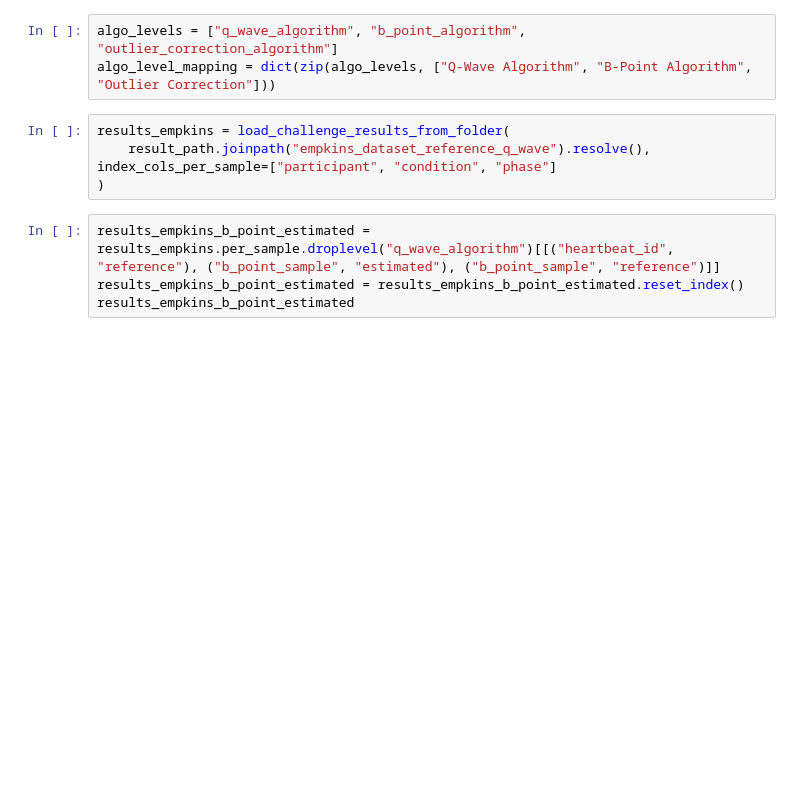
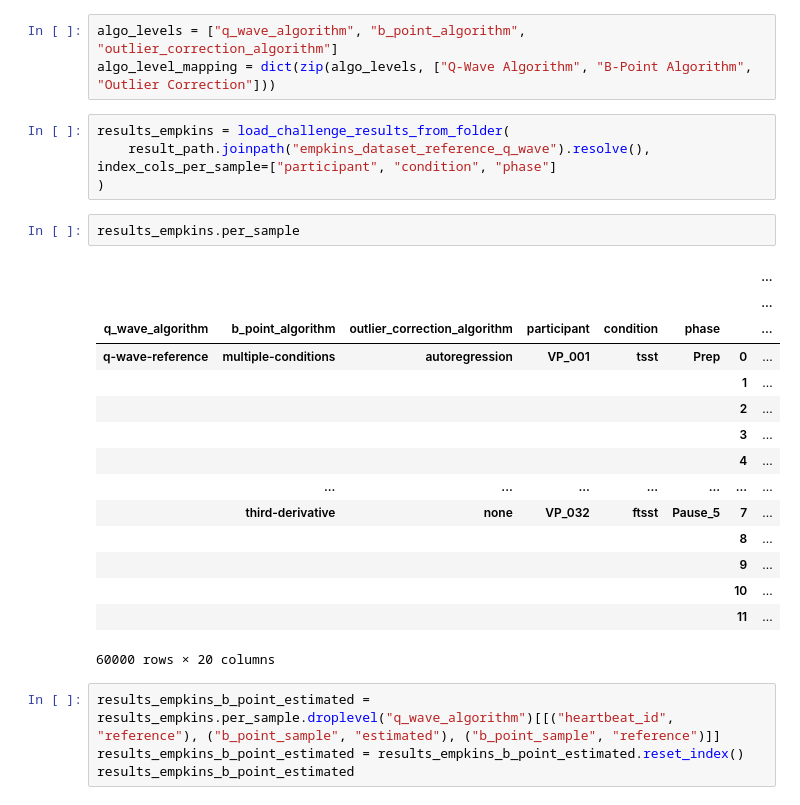
Before and after one commit to empkins/pepbench, a Jupyter notebook: experiments/pep_algorithm_benchmarking/notebooks/ML_analysis/PivotiseEmpkinsDataset.ipynb, the cells around one changed output. Drawn from its saved outputs; the diff is of its cells as text; blank space fills up the shorter version.

```diff
--- a/experiments/pep_algorithm_benchmarking/notebooks/ML_analysis/PivotiseEmpkinsDataset.ipynb
+++ b/experiments/pep_algorithm_benchmarking/notebooks/ML_analysis/PivotiseEmpkinsDataset.ipynb
@@ -70,6 +70,24 @@ algo_level_mapping = dict(zip(algo_levels, ["Q-Wave Algorithm", "B-Point Algorit
 results_empkins = load_challenge_results_from_folder(
     result_path.joinpath("empkins_dataset_reference_q_wave").resolve(), index_cols_per_sample=["participant", "condition", "phase"]
 )
+# %%
+results_empkins.per_sample
+# %% [output]
+|  |  |  |  |  |  |  | ... |
+|  |  |  |  |  |  |  | ... |
+| q_wave_algorithm | b_point_algorithm | outlier_correction_algorithm | participant | condition | phase |  | ... |
+| q-wave-reference | multiple-conditions | autoregression | VP_001 | tsst | Prep | 0 | ... |
+|  |  |  |  |  |  | 1 | ... |
+|  |  |  |  |  |  | 2 | ... |
+|  |  |  |  |  |  | 3 | ... |
+|  |  |  |  |  |  | 4 | ... |
+|  | ... | ... | ... | ... | ... | ... | ... |
+|  | third-derivative | none | VP_032 | ftsst | Pause_5 | 7 | ... |
+|  |  |  |  |  |  | 8 | ... |
+|  |  |  |  |  |  | 9 | ... |
+|  |  |  |  |  |  | 10 | ... |
+|  |  |  |  |  |  | 11 | ... |
+60000 rows × 20 columns
 # %%
 results_empkins_b_point_estimated = results_empkins.per_sample.droplevel("q_wave_algorithm")[[("heartbeat_id", "reference"), ("b_point_sample", "estimated"), ("b_point_sample", "reference")]]
 results_empkins_b_point_estimated = results_empkins_b_point_estimated.reset_index()
```
Also changed, not shown: 2 other files.
